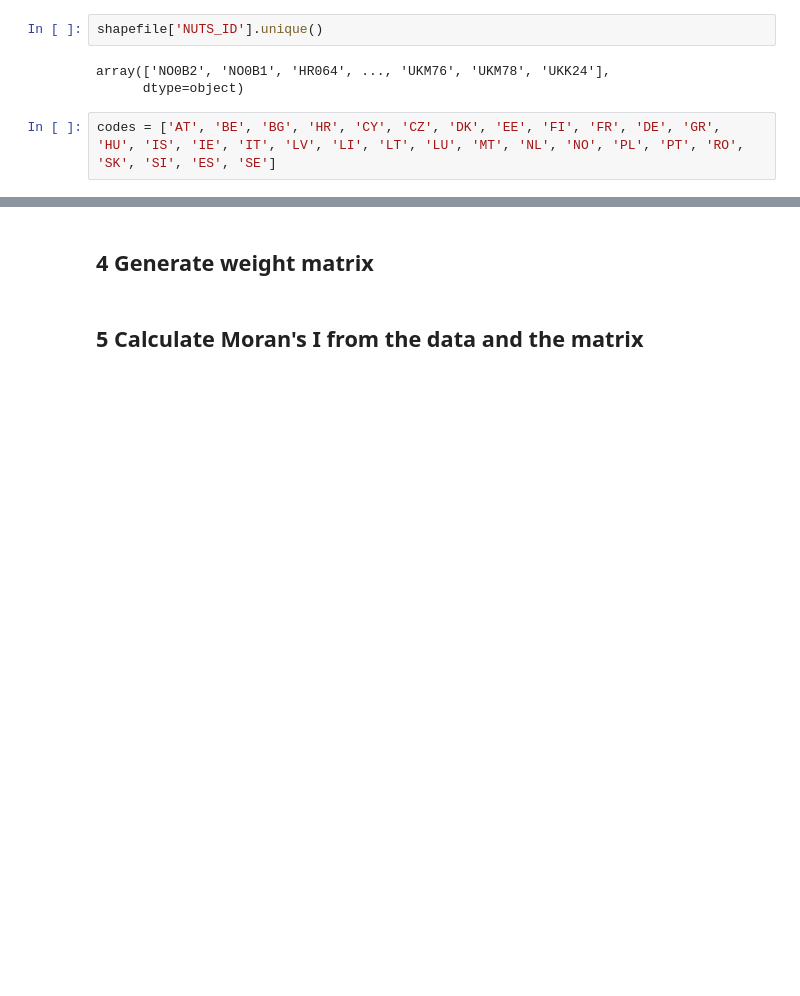
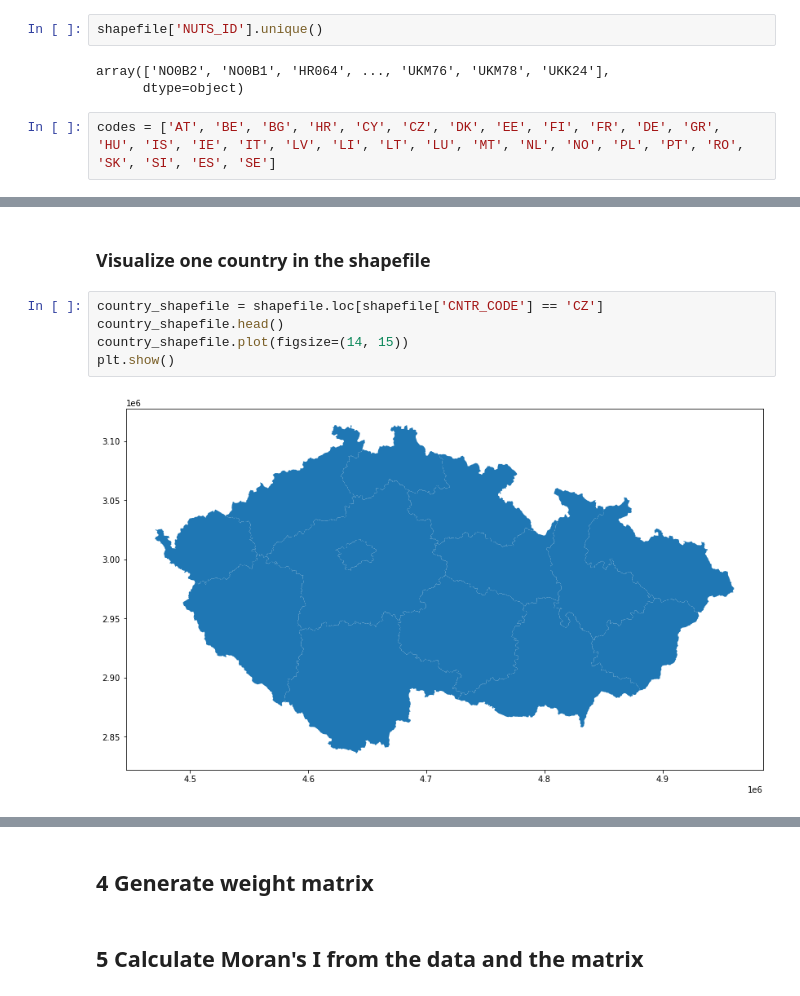
Before and after one commit to ProvaznikJan/CovidProject, a Jupyter notebook: Data interpreter.ipynb, the cells around one changed output, grey strips where cells are left out. Cells and saved outputs as stored; diff of their text form; blank space fills up the shorter version.

```diff
--- a/Data interpreter.ipynb
+++ b/Data interpreter.ipynb
@@ -175,0 +190,9 @@ plt.show()
+# %% [markdown]
+### Visualize one country in the shapefile
+# %%
+country_shapefile = shapefile.loc[shapefile['CNTR_CODE'] == 'CZ']
+country_shapefile.head()
+country_shapefile.plot(figsize=(14, 15))
+plt.show()
+# %% [output]
+[figure, added]
```
Also changed, not shown: parts of 12 cells of this notebook, 10 other files.
